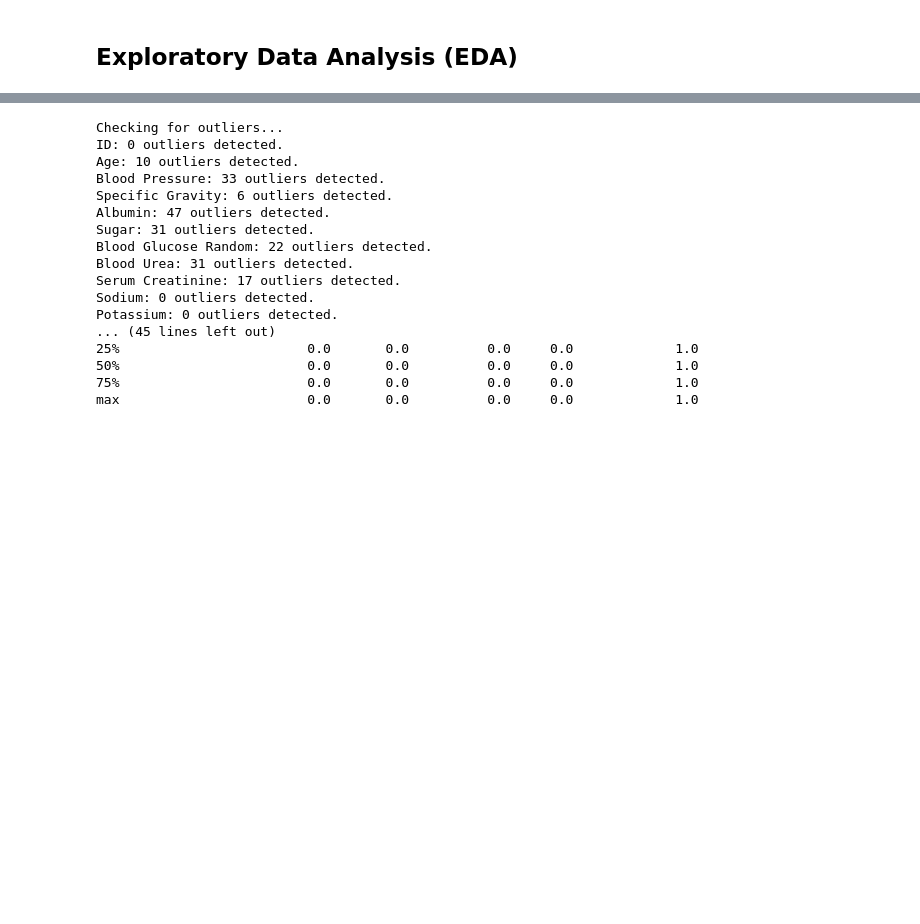
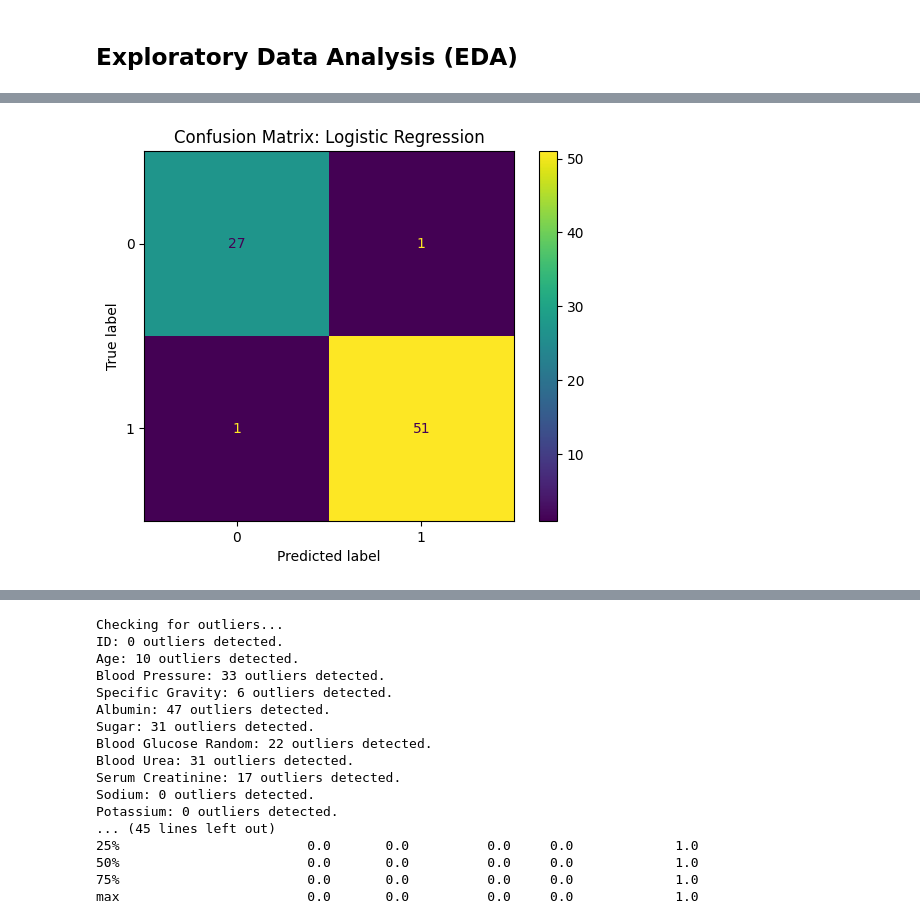
Before and after one commit to abshilpa/Chronic-Kidney-Disease-Data-Science-Project, a Jupyter notebook: MSC_Final_project_CKD.ipynb, the cells around one changed output, grey strips where cells are left out. Drawn from its saved outputs; the diff is of its cells as text; code cells hidden in the pictures; blank space fills up the shorter version.

```diff
--- a/MSC_Final_project_CKD.ipynb
+++ b/MSC_Final_project_CKD.ipynb
@@ -511,0 +578,85 @@ Plotting correlation heatmap...
+# %%
+import matplotlib.pyplot as plt
+import numpy as np
+from sklearn.metrics import roc_auc_score, roc_curve, precision_recall_curve, accuracy_score, ConfusionMatrixDisplay
+
+def evaluate_and_plot_results(X_train, X_test, y_train, y_test, models):
+    """
+    Train models, calculate performance metrics, and plot evaluation results.
+
+    Parameters:
+    X_train, X_test, y_train, y_test: Dataset splits
+    models (dict): Dictionary of model names and initialized models
+
+    Returns:
+    None: Plots accuracy, confusion matrix, ROC curves, and precision-recall curves.
+    """
+    model_results = {}
+    roc_curves = {}
+    precision_recall_curves = {}
+    accuracies = []
+
+    # Train and evaluate models
+    for model_name, model in models.items():
+        print(f"Evaluating: {model_name}")
+        model.fit(X_train, y_train)
+        y_pred = model.predict(X_test)
+        y_pred_proba = model.predict_proba(X_test)[:, 1]
+
+        # Calculate accuracy
+        accuracy = accuracy_score(y_test, y_pred)
+        accuracies.append((model_name, accuracy))
+
+        # Store confusion matrix
+        cm_display = ConfusionMatrixDisplay.from_predictions(y_test, y_pred)
+        cm_display.ax_.set_title(f"Confusion Matrix: {model_name}")
+        plt.show()
+
+        # Store ROC curve data
+        roc_auc = roc_auc_score(y_test, y_pred_proba)
+        fpr, tpr, _ = roc_curve(y_test, y_pred_proba)
+        roc_curves[model_name] = (fpr, tpr, roc_auc)
+
+        # Store Precision-Recall curve data
+        precision, recall, _ = precision_recall_curve(y_test, y_pred_proba)
+        precision_recall_curves[model_name] = (precision, recall)
+
+        # Print classification report
+        print(f"Classification Report for {model_name}:")
+        print(classification_report(y_test, y_pred))
+
+    # Plot accuracies
+    plt.figure(figsize=(10, 6))
+    accuracies.sort(key=lambda x: x[1], reverse=True)
+    model_names, acc_values = zip(*accuracies)
+    plt.barh(model_names, acc_values, color="skyblue")
+    plt.xlabel("Accuracy")
+    plt.ylabel("Models")
+    plt.title("Model Accuracy Comparison")
+    plt.show()
+
+    # Plot ROC Curves
+    plt.figure(figsize=(10, 8))
+    for model_name, (fpr, tpr, roc_auc) in roc_curves.items():
+        plt.plot(fpr, tpr, label=f"{model_name} (AUC = {roc_auc:.2f})")
+    plt.plot([0, 1], [0, 1], "k--")
+    plt.xlabel("False Positive Rate")
+    plt.ylabel("True Positive Rate")
+    plt.title("ROC Curves for All Models")
+    plt.legend(loc="lower right")
+    plt.show()
+
+    # Plot Precision-Recall Curves
+    plt.figure(figsize=(10, 8))
+    for model_name, (precision, recall) in precision_recall_curves.items():
+        plt.plot(recall, precision, label=f"{model_name}")
+    plt.xlabel("Recall")
+    plt.ylabel("Precision")
+    plt.title("Precision-Recall Curves for All Models")
+    plt.legend(loc="lower left")
+    plt.show()
+
+
+# Call the function
+evaluate_and_plot_results(X_train_resampled, X_test, y_train_resampled, y_test, models)
+# %% [output]
@@ -511,0 +664 @@ Plotting correlation heatmap...
+[figure, added]
```
Also changed, not shown: parts of 6 cells of this notebook.
